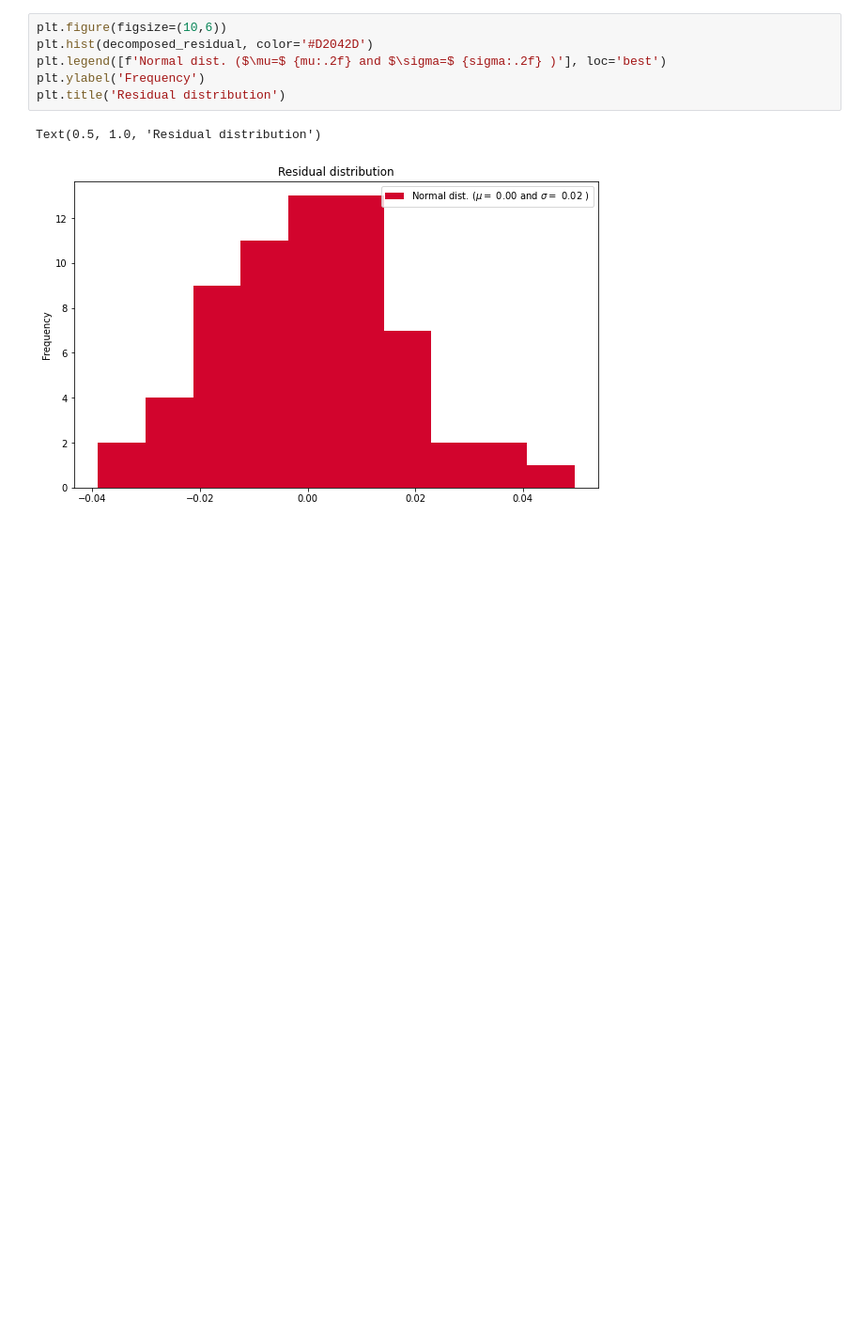
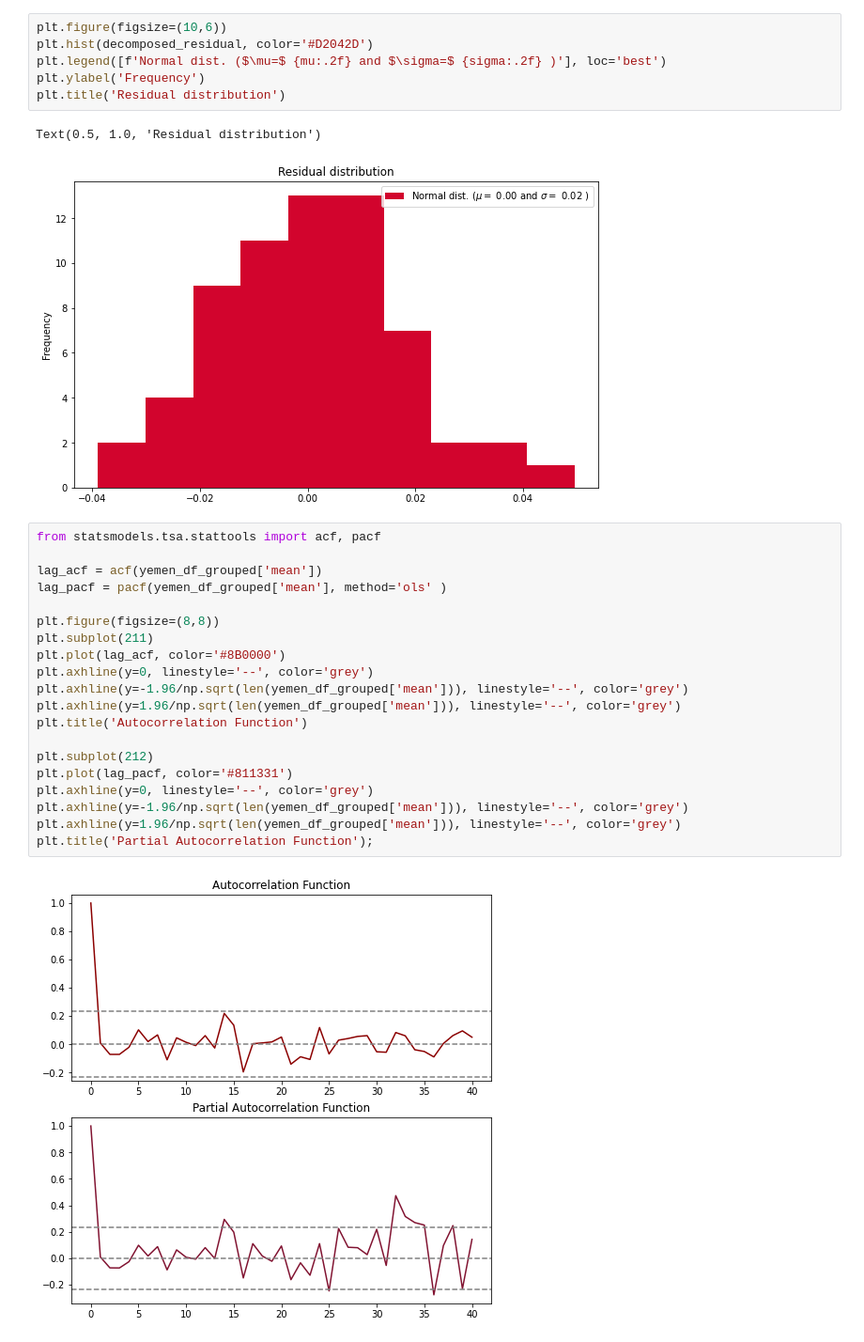
Before and after one commit to MekdiYilma/HumanitarianCrisisPrediction, a Jupyter notebook: notebooks/ARIMA_model.ipynb, the cells around one changed output. Shown: that part at 94% size. Cells and saved outputs as stored; diff of their text form; blank space fills up the shorter version.

```diff
--- a/notebooks/ARIMA_model.ipynb
+++ b/notebooks/ARIMA_model.ipynb
@@ -191,3 +204,25 @@ plt.title('Residual distribution')
 # %% [output]
 Text(0.5, 1.0, 'Residual distribution')
 [figure]
+# %%
+from statsmodels.tsa.stattools import acf, pacf
+
+lag_acf = acf(yemen_df_grouped['mean'])
+lag_pacf = pacf(yemen_df_grouped['mean'], method='ols' )
+
+plt.figure(figsize=(8,8))
+plt.subplot(211)
+plt.plot(lag_acf, color='#8B0000')
+plt.axhline(y=0, linestyle='--', color='grey')
+plt.axhline(y=-1.96/np.sqrt(len(yemen_df_grouped['mean'])), linestyle='--', color='grey')
+plt.axhline(y=1.96/np.sqrt(len(yemen_df_grouped['mean'])), linestyle='--', color='grey')
+plt.title('Autocorrelation Function')
+
+plt.subplot(212)
+plt.plot(lag_pacf, color='#811331')
+plt.axhline(y=0, linestyle='--', color='grey')
+plt.axhline(y=-1.96/np.sqrt(len(yemen_df_grouped['mean'])), linestyle='--', color='grey')
+plt.axhline(y=1.96/np.sqrt(len(yemen_df_grouped['mean'])), linestyle='--', color='grey')
+plt.title('Partial Autocorrelation Function');
+# %% [output]
+[figure, added]
```
Also changed, not shown: parts of 6 cells of this notebook.
